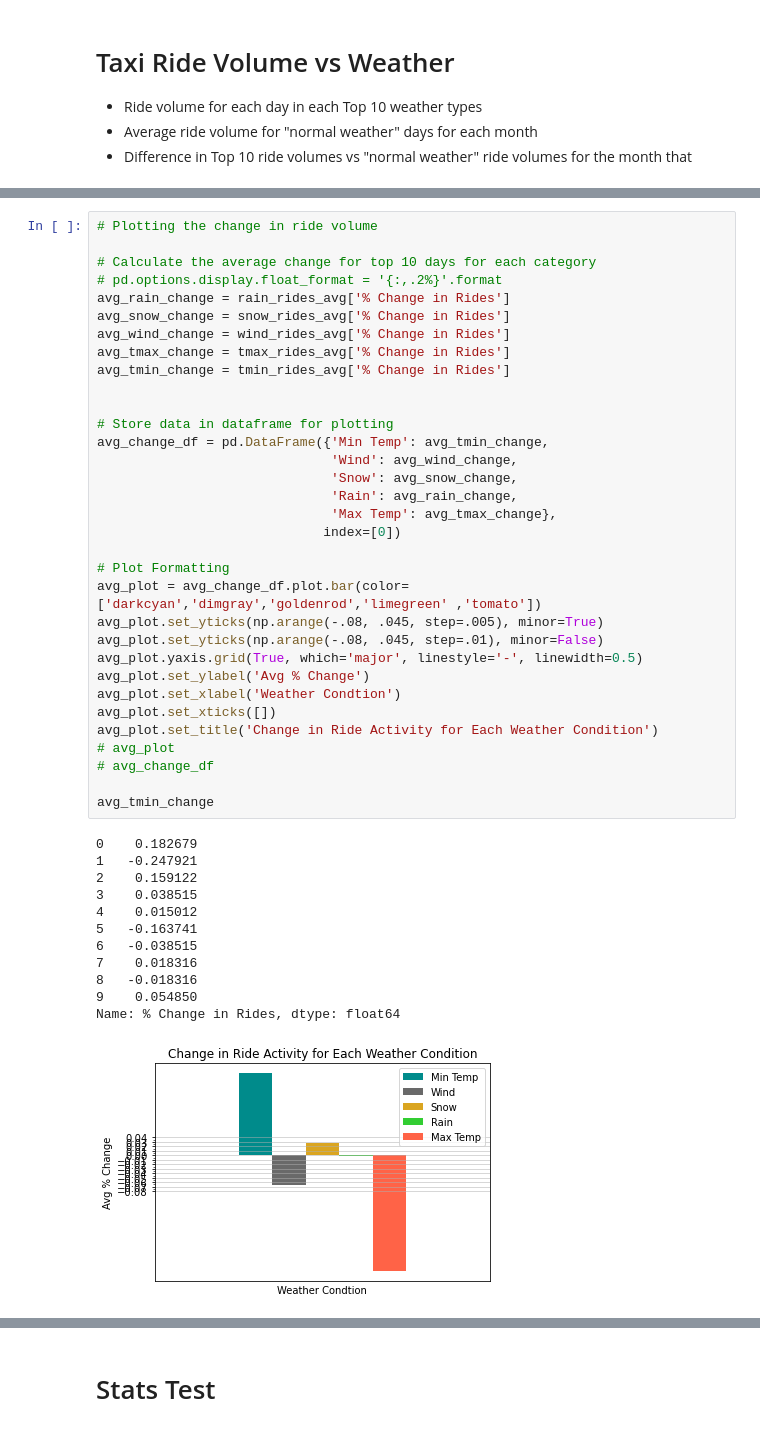
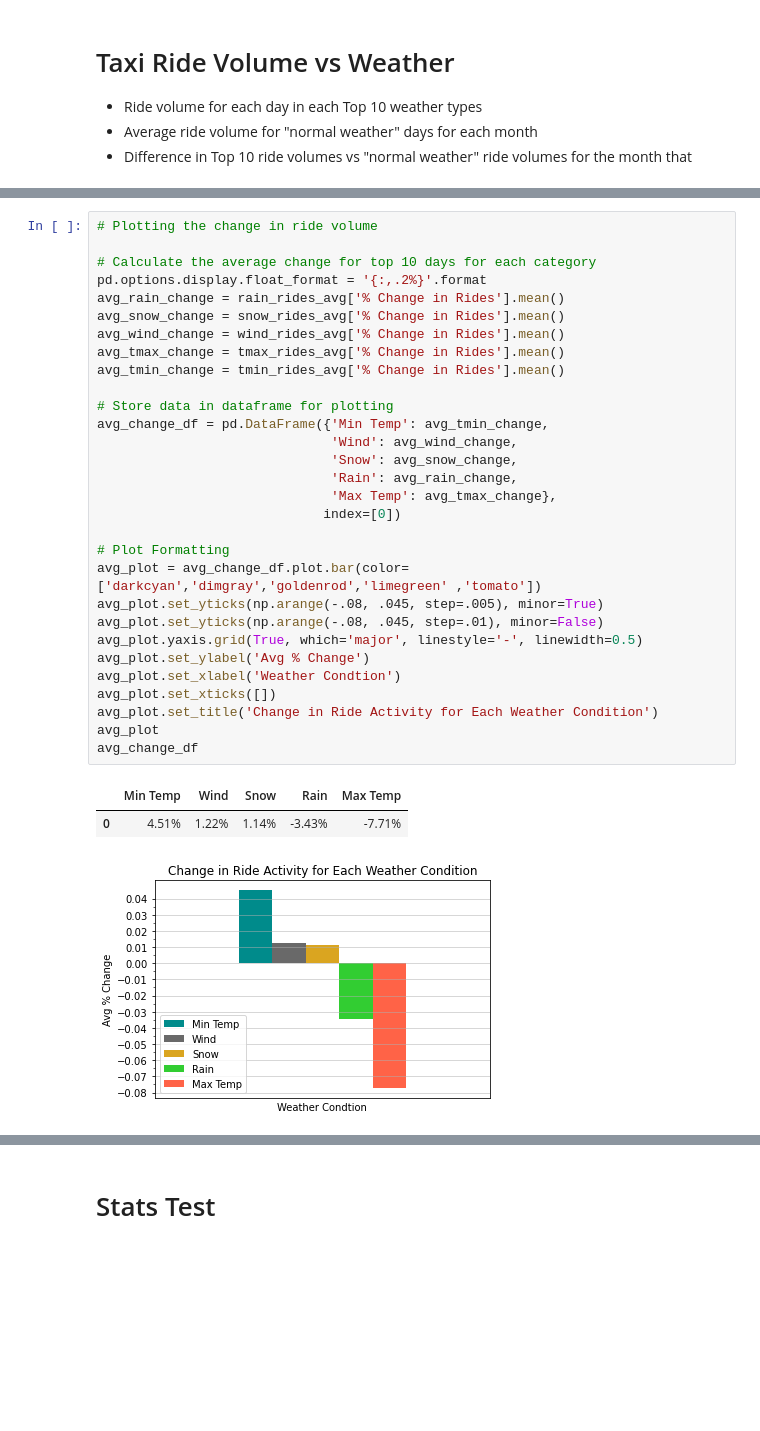
Before and after one commit to zachherington/team4-project, a Jupyter notebook: src/NYC Taxi Rides vs. Weather.ipynb, the cells around one changed output, grey strips where cells are left out. Drawn from its saved outputs; the diff is of its cells as text; blank space fills up the shorter version.

Commit message:
fixed code for dataframe merge

```diff
--- a/src/NYC Taxi Rides vs. Weather.ipynb
+++ b/src/NYC Taxi Rides vs. Weather.ipynb
@@ -593,49 +553,37 @@ tmin_rides_avg
 # %%
 # Plotting the change in ride volume
 
 # Calculate the average change for top 10 days for each category
-# pd.options.display.float_format = '{:,.2%}'.format
-avg_rain_change = rain_rides_avg['% Change in Rides']
-avg_snow_change = snow_rides_avg['% Change in Rides']
-avg_wind_change = wind_rides_avg['% Change in Rides']
-avg_tmax_change = tmax_rides_avg['% Change in Rides']
-avg_tmin_change = tmin_rides_avg['% Change in Rides']
-
+pd.options.display.float_format = '{:,.2%}'.format
+avg_rain_change = rain_rides_avg['% Change in Rides'].mean()
+avg_snow_change = snow_rides_avg['% Change in Rides'].mean()
+avg_wind_change = wind_rides_avg['% Change in Rides'].mean()
+avg_tmax_change = tmax_rides_avg['% Change in Rides'].mean()
+avg_tmin_change = tmin_rides_avg['% Change in Rides'].mean()
 
 # Store data in dataframe for plotting
 avg_change_df = pd.DataFrame({'Min Temp': avg_tmin_change,
                               'Wind': avg_wind_change,
                               'Snow': avg_snow_change,
                               'Rain': avg_rain_change,
                               'Max Temp': avg_tmax_change},
                              index=[0])
 
 # Plot Formatting
 avg_plot = avg_change_df.plot.bar(color=['darkcyan','dimgray','goldenrod','limegreen' ,'tomato'])
 avg_plot.set_yticks(np.arange(-.08, .045, step=.005), minor=True)
 avg_plot.set_yticks(np.arange(-.08, .045, step=.01), minor=False)
 avg_plot.yaxis.grid(True, which='major', linestyle='-', linewidth=0.5)
 avg_plot.set_ylabel('Avg % Change')
 avg_plot.set_xlabel('Weather Condtion')
 avg_plot.set_xticks([])
 avg_plot.set_title('Change in Ride Activity for Each Weather Condition')
-# avg_plot
-# avg_change_df
-
-avg_tmin_change
+avg_plot
+avg_change_df
 # %% [output]
-0    0.182679
-1   -0.247921
-2    0.159122
-3    0.038515
-4    0.015012
-5   -0.163741
-6   -0.038515
-7    0.018316
-8   -0.018316
-9    0.054850
-Name: % Change in Rides, dtype: float64
+|  | Min Temp | Wind | Snow | Rain | Max Temp |
+| 0 | 4.51% | 1.22% | 1.14% | -3.43% | -7.71% |
-[figure, old version]
+[figure, new version]
 # %%
 # Display Top 10 days for Min Temp to show the fu
 tmin_rides_avg.plot.bar(x="date",y='% Change in Rides', color = "darkcyan")
```
Also changed, not shown: parts of 3 cells of this notebook, 4 other files.
